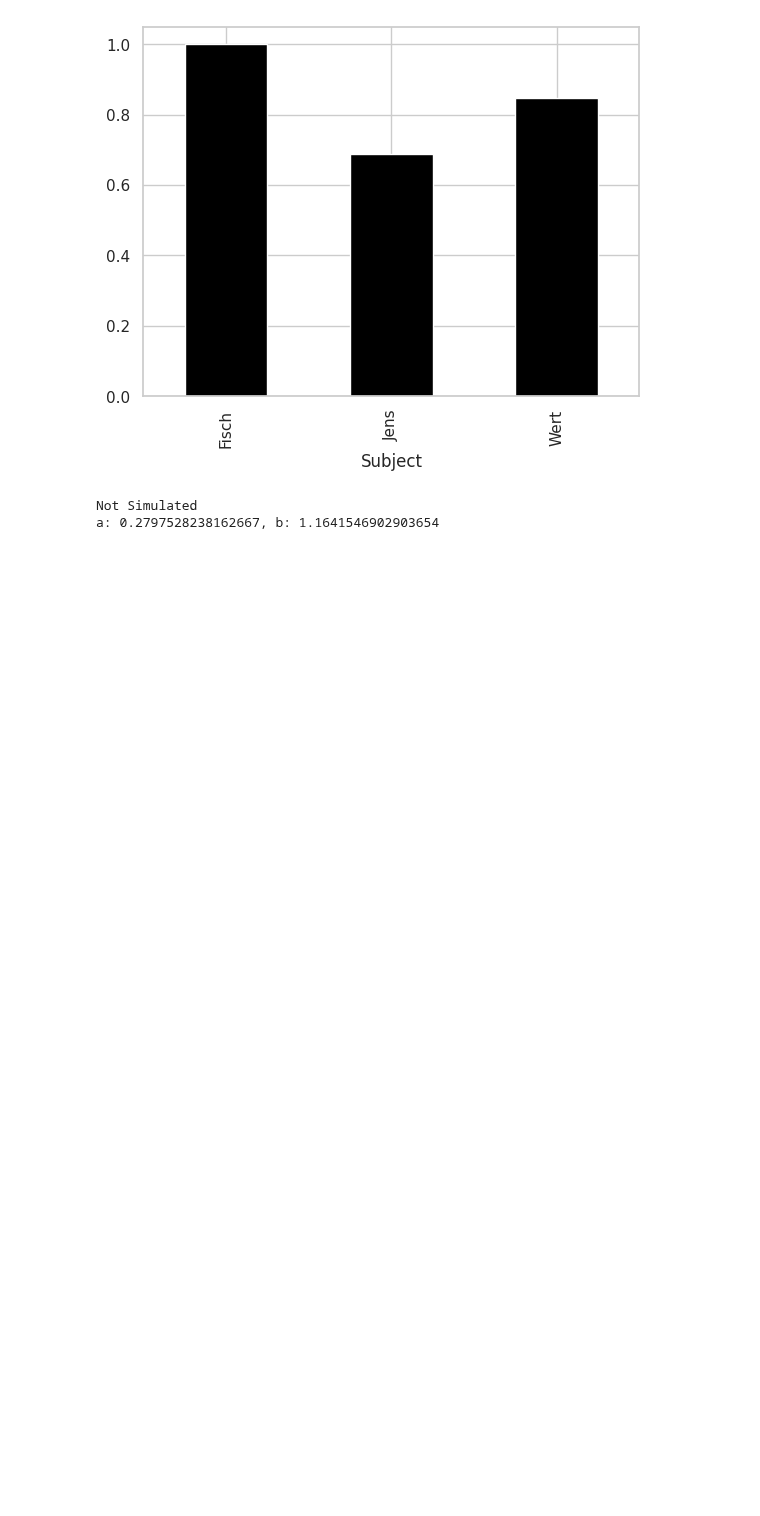
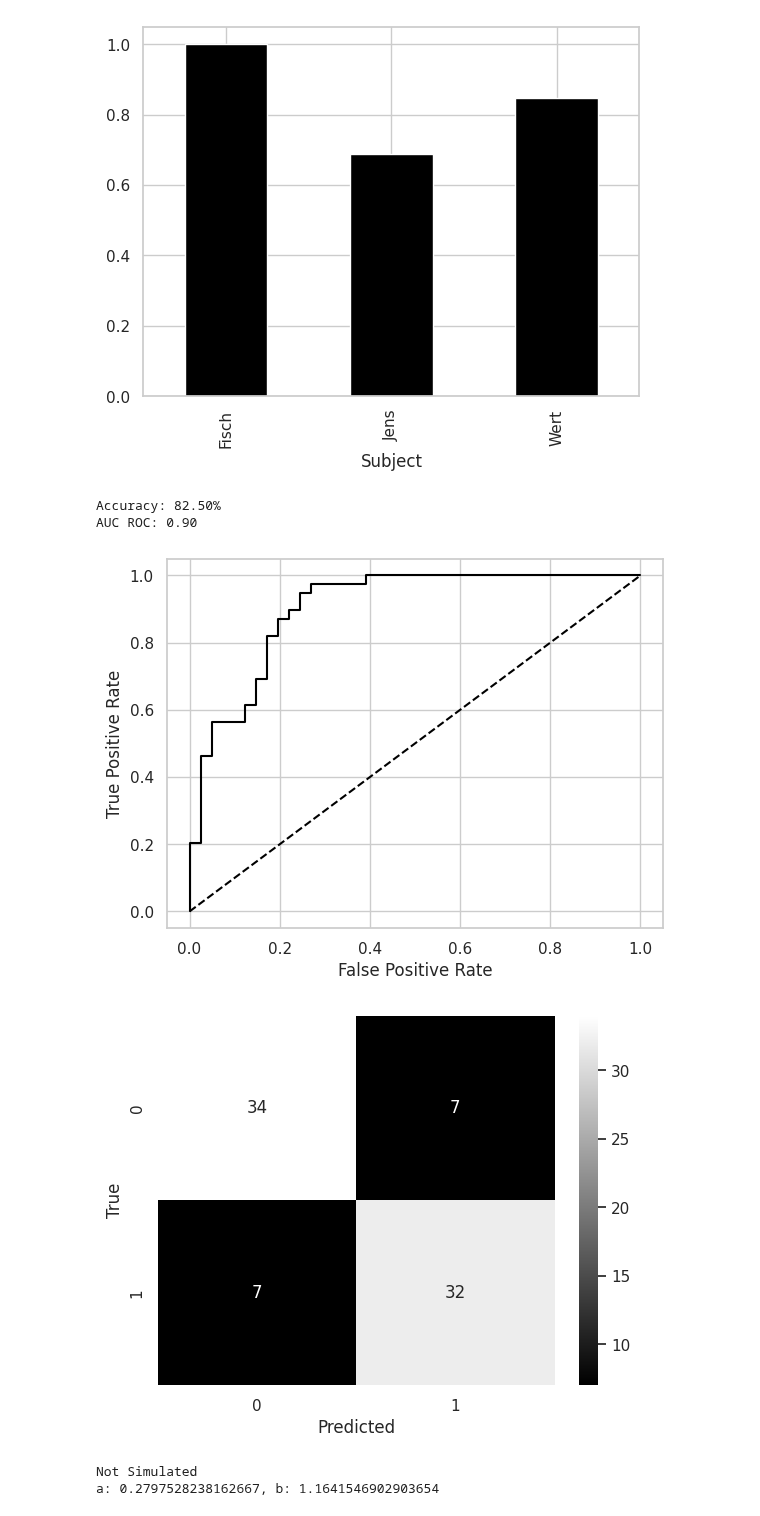
Before and after one commit to TimBerti/ssvep-cvd, a Jupyter notebook: notebooks/svm_eval.ipynb, the cells around one changed output. Cells and saved outputs as stored; diff of their text form; code cells hidden in the pictures; blank space fills up the shorter version.

```diff
--- a/notebooks/svm_eval.ipynb
+++ b/notebooks/svm_eval.ipynb
@@ -163,6 +163,37 @@ df.groupby('Subject').mean()['correct'].plot(kind='bar', color='black');
 # %% [output]
 Accuracy: 82.05%
 [figure]
+# %%
+y_pred_no_cvd =  y_pred_test[y_test == 0]
+y_pred_proba_no_cvd = y_pred_proba_test[y_test == 0]
+
+y_combined = np.concatenate((np.ones(y_pred_cvd.shape[0]), np.zeros(y_pred_no_cvd.shape[0])))
+y_pred_combined = np.concatenate((y_pred_cvd, y_pred_no_cvd))
+y_pred_proba_combined = np.concatenate((y_pred_proba_cvd[:, 1], y_pred_proba_no_cvd[:, 1]))
+# %%
+accuracy = np.mean(y_pred_combined == y_combined)
+print(f'Accuracy: {accuracy:.2%}')
+
+auc_roc = roc_auc_score(y_combined, y_pred_proba_combined)
+print(f'AUC ROC: {auc_roc:.2f}')
+
+fpr, tpr, thresholds = roc_curve(y_combined, y_pred_proba_combined)
+plt.plot(fpr, tpr, color='black')
+plt.plot([0, 1], [0, 1], color='black', linestyle='--')
+plt.xlabel('False Positive Rate')
+plt.ylabel('True Positive Rate')
+plt.show()
+
+conf_matrix = confusion_matrix(y_combined, y_pred_combined)
+sns.heatmap(conf_matrix, annot=True, cmap='grey')
+plt.xlabel('Predicted')
+plt.ylabel('True')
+plt.show()
+# %% [output]
+Accuracy: 82.50%
+AUC ROC: 0.90
+[figure, added]
+[figure, added]
 # %%
 simulated = y_pred_proba_train[y_train == 1][:, 1]
 not_simulated = y_pred_proba_train[y_train == 0][:, 1]
```
